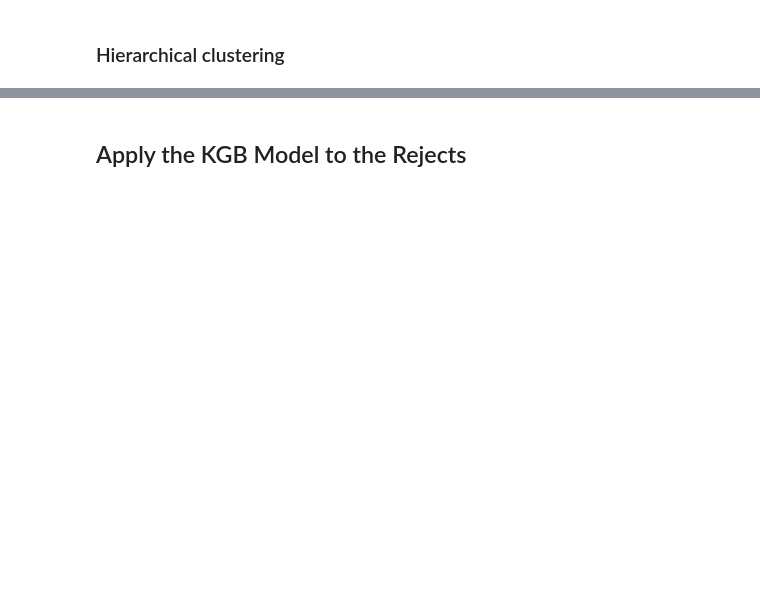
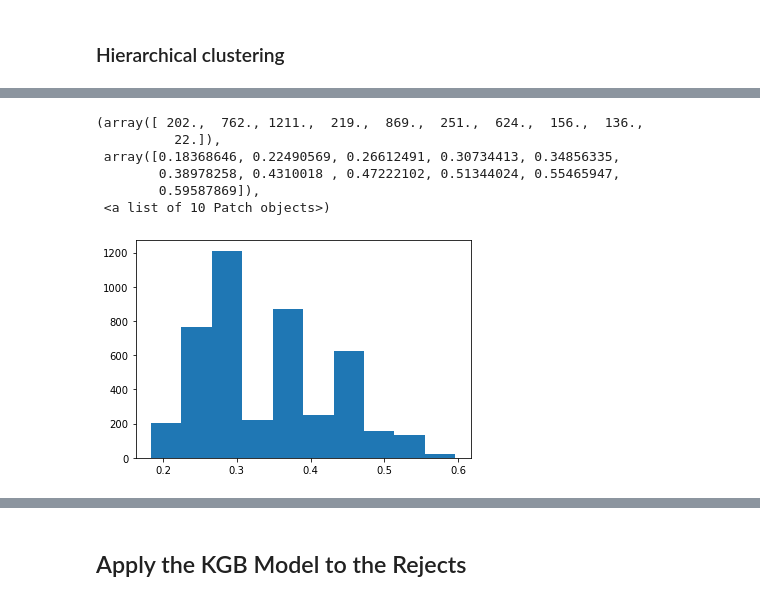
Before and after one commit to AnnaMariaAngelova/Reject_Inference, a Jupyter notebook: RI.ipynb, the cells around one changed output, grey strips where cells are left out. Drawn from its saved outputs; the diff is of its cells as text; code cells hidden in the pictures; blank space fills up the shorter version.

```diff
--- a/RI.ipynb
+++ b/RI.ipynb
@@ -582,0 +630,3 @@ y_pred = km.predict(X_test_2)
+# %%
+X_test_2["prediction_beforeRI"] = test_pred
+X_test_2.sort_values("prediction_beforeRI", ascending=False)
@@ -582,0 +648,10 @@ y_pred = km.predict(X_test_2)
+# %%
+plt.hist(X_test_2["prediction_beforeRI"], bins=10)
+# %% [output]
+(array([ 202.,  762., 1211.,  219.,  869.,  251.,  624.,  156.,  136.,
+          22.]),
+ array([0.18368646, 0.22490569, 0.26612491, 0.30734413, 0.34856335,
+        0.38978258, 0.4310018 , 0.47222102, 0.51344024, 0.55465947,
+        0.59587869]),
+ <a list of 10 Patch objects>)
+[figure, added]
```
Also changed, not shown: parts of 26 cells of this notebook.
